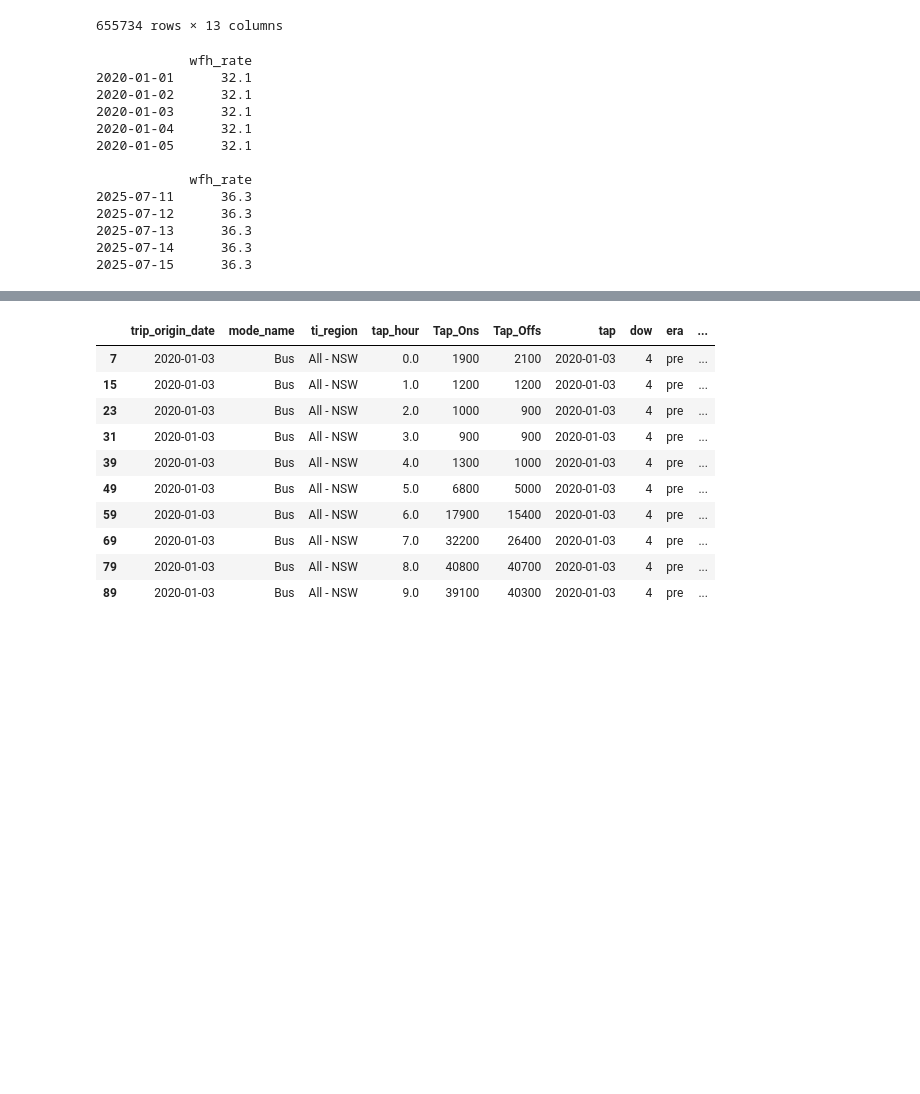
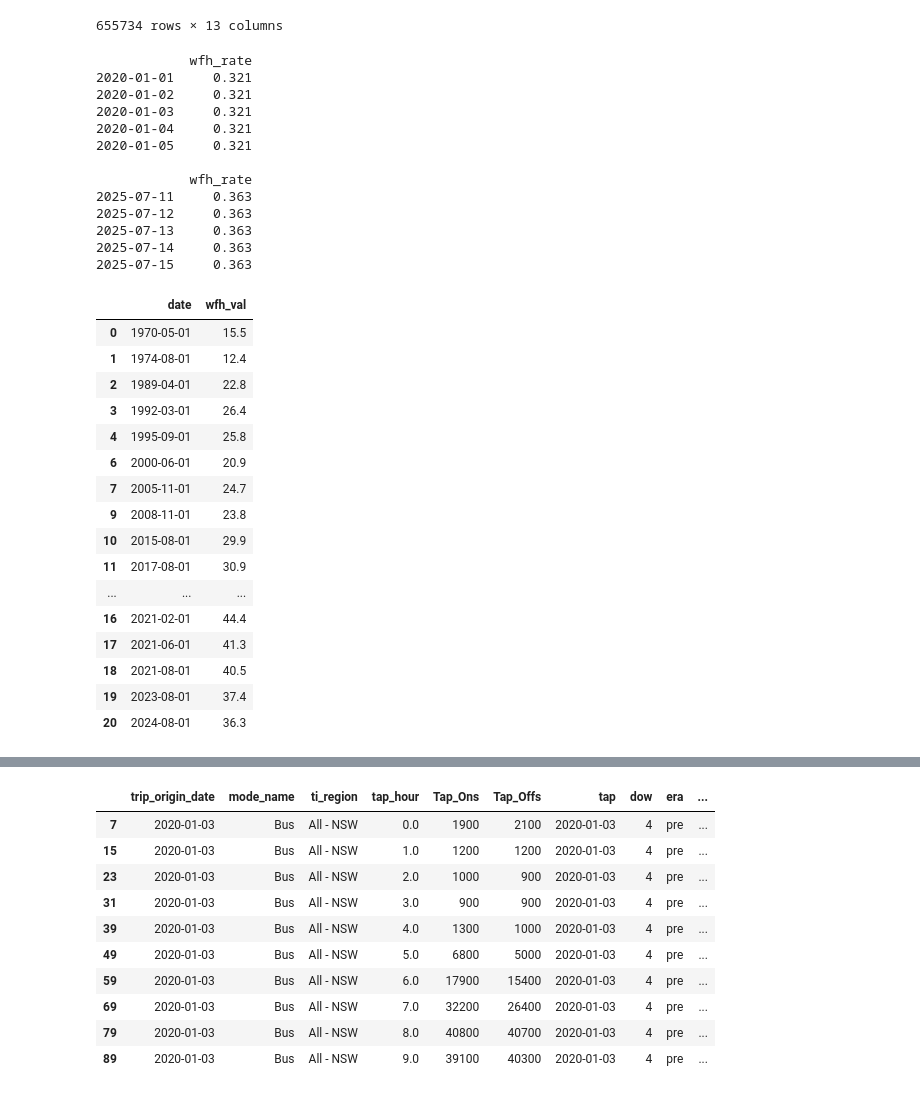
Before and after one commit to devilshadow04/nsw-friday-commute-analysis, a Jupyter notebook: WDAC_2025_data/report/notebook.ipynb, the cells around one changed output, grey strips where cells are left out. Drawn from its saved outputs; the diff is of its cells as text; code cells hidden in the pictures; blank space fills up the shorter version.

```diff
--- a/WDAC_2025_data/report/notebook.ipynb
+++ b/WDAC_2025_data/report/notebook.ipynb
@@ -418,24 +418,44 @@ daily.loc['2020-01-01':'2020-03-31'] = pre_covid_value
 # ── 6. KEEP ONLY 2020‑01‑01 ONWARD ──────────────────────────────────
 daily = daily[daily.index >= '2020-01-01']
 daily = daily.rename('wfh_rate').to_frame()
-
+daily["wfh_rate"] = daily["wfh_rate"]/100
 # ── 7. QUICK CHECK ──────────────────────────────────────────────────
 print(daily.head(5), '\n')     # 2020‑01‑01 .. 2020‑01‑05
 print(daily.tail())            # ends 2025‑01‑08
 # %% [output]
             wfh_rate
-2020-01-01      32.1
-2020-01-02      32.1
-2020-01-03      32.1
-2020-01-04      32.1
-2020-01-05      32.1
+2020-01-01     0.321
+2020-01-02     0.321
+2020-01-03     0.321
+2020-01-04     0.321
+2020-01-05     0.321
 
             wfh_rate
-2025-07-11      36.3
-2025-07-12      36.3
-2025-07-13      36.3
-2025-07-14      36.3
-2025-07-15      36.3
+2025-07-11     0.363
+2025-07-12     0.363
+2025-07-13     0.363
+2025-07-14     0.363
+2025-07-15     0.363
+# %%
+raw
+# %% [output]
+|  | date | wfh_val |
+| 0 | 1970-05-01 | 15.5 |
+| 1 | 1974-08-01 | 12.4 |
+| 2 | 1989-04-01 | 22.8 |
+| 3 | 1992-03-01 | 26.4 |
+| 4 | 1995-09-01 | 25.8 |
+| 6 | 2000-06-01 | 20.9 |
+| 7 | 2005-11-01 | 24.7 |
+| 9 | 2008-11-01 | 23.8 |
+| 10 | 2015-08-01 | 29.9 |
+| 11 | 2017-08-01 | 30.9 |
+| ... | ... | ... |
+| 16 | 2021-02-01 | 44.4 |
+| 17 | 2021-06-01 | 41.3 |
+| 18 | 2021-08-01 | 40.5 |
+| 19 | 2023-08-01 | 37.4 |
+| 20 | 2024-08-01 | 36.3 |
 # %%
 df['wfh_rate'] = df['trip_origin_date'].map(daily['wfh_rate'])
 df
```
Also changed, not shown: parts of 3 cells of this notebook.
